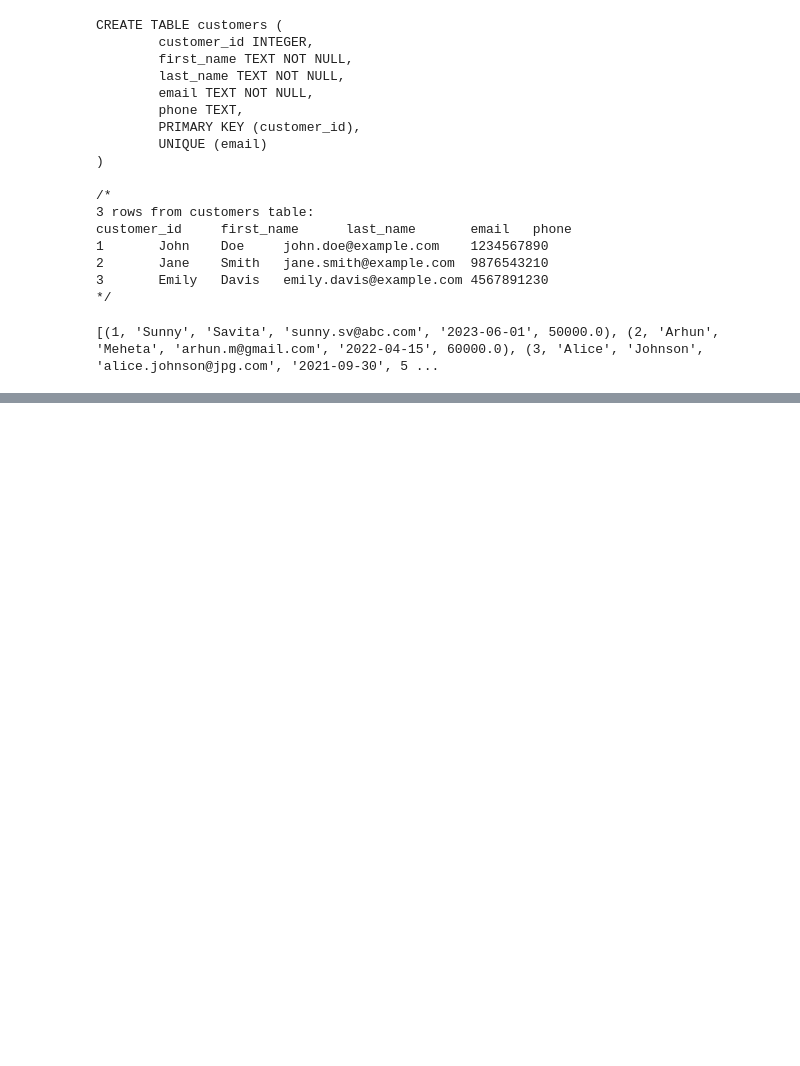
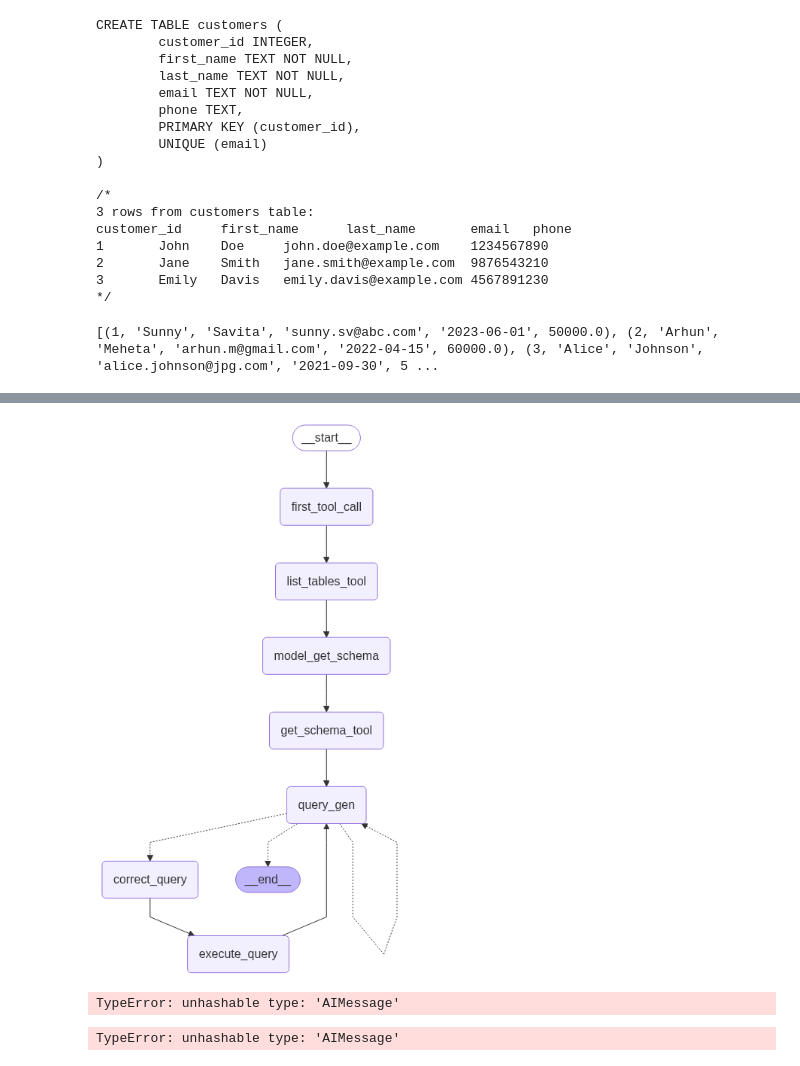
Before and after one commit to vikaschauhan734/learn_langgraph, a Jupyter notebook: v16.ipynb, the cells around one changed output, grey strips where cells are left out. Cells and saved outputs as stored; diff of their text form; code cells hidden in the pictures; blank space fills up the shorter version.

```diff
--- a/v16.ipynb
+++ b/v16.ipynb
@@ -306,0 +320,3 @@ Unless the user specifies a specific number of examples they wish to obtain, alw
+# %%
+def first_tool_call(state: State) -> dict[str, list[AIMessage]]:
+    return {"messages": [AIMessage(content="",tool_calls=[{"name":"sql_db_list_tables","args":{},"id":"tool_abcd123"}])]}
@@ -306,0 +363,38 @@ Unless the user specifies a specific number of examples they wish to obtain, alw
+# %%
+def model_check_query(state: State) -> dict[str, list[AIMessage]]:
+    """
+    Use this tool to double-check if your query is correct before executing it.
+    """
+    return {"messages": {query_check.invoke({"messages": [state["messages"][-1]]})}}
+# %%
+workflow = StateGraph(State)
+workflow.add_node("first_tool_call",first_tool_call)
+workflow.add_node("list_tables_tool", create_tool_node_with_fallback([list_tables_tool]))
+workflow.add_node("get_schema_tool", create_tool_node_with_fallback([get_schema_tool]))
+model_get_schema = llm.bind_tools([get_schema_tool])
+workflow.add_node("model_get_schema",lambda state: {"messages": [model_get_schema.invoke(state["messages"])],},)
+workflow.add_node("query_gen", query_gen_node)
+workflow.add_node("correct_query", model_check_query)
+workflow.add_node("execute_query", create_tool_node_with_fallback([db_query_tool]))
+workflow.add_edge(START, "first_tool_call")
+workflow.add_edge("first_tool_call", "list_tables_tool")
+workflow.add_edge("list_tables_tool", "model_get_schema")
+workflow.add_edge("model_get_schema", "get_schema_tool")
+workflow.add_edge("get_schema_tool", "query_gen")
+workflow.add_conditional_edges("query_gen",should_continue,)
+workflow.add_edge("correct_query", "execute_query")
+workflow.add_edge("execute_query", "query_gen")
+app = workflow.compile()
+# %%
+from IPython.display import Image, display
+from langchain_core.runnables.graph import MermaidDrawMethod
+
+display(
+    Image(
+        app.get_graph().draw_mermaid_png(
+            draw_method=MermaidDrawMethod.API,
+        )
+    )
+)
+# %% [output]
+[figure, added]
@@ -306,0 +403,4 @@ Unless the user specifies a specific number of examples they wish to obtain, alw
+# %%
+response=app.invoke(query)
+# %% [output]
+TypeError: unhashable type: 'AIMessage'
@@ -306,0 +409,5 @@ Unless the user specifies a specific number of examples they wish to obtain, alw
+# %%
+query={"messages": [("user", "Tell me about all the orders")]}
+response = app.invoke(query)
+# %% [output]
+TypeError: unhashable type: 'AIMessage'
```
Also changed, not shown: parts of 11 cells of this notebook.
